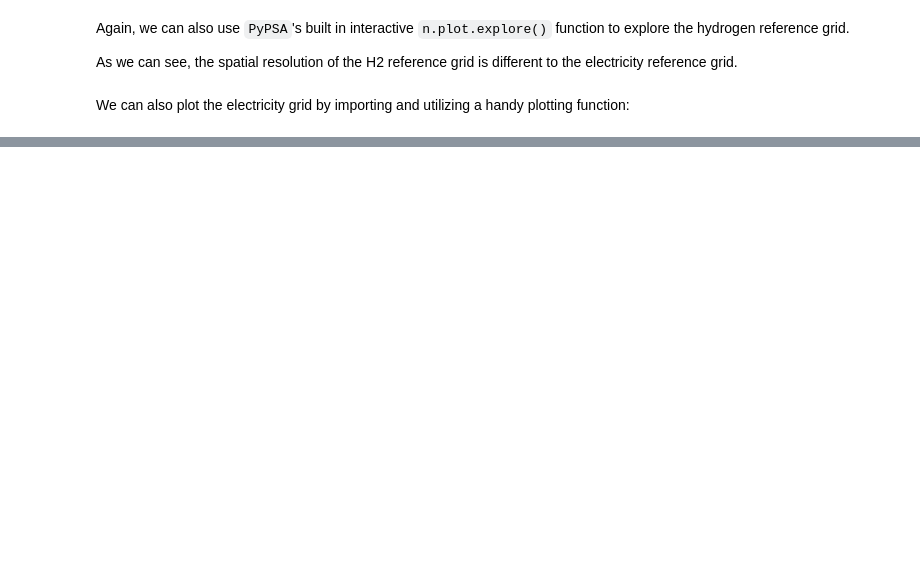
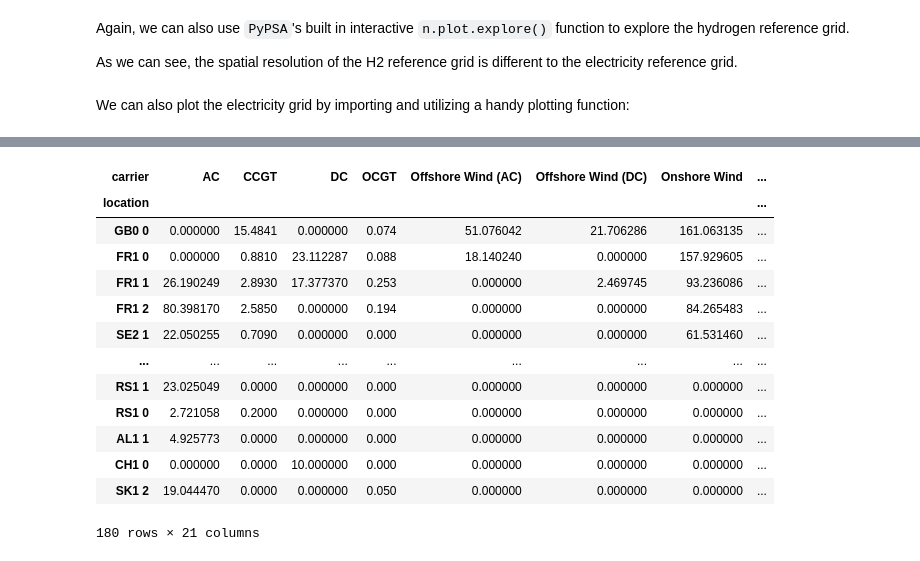
Before and after one commit to open-energy-transition/open-tyndp-workshops, a Jupyter notebook: open-tyndp-workshops/20250409-workshop-pypsa-01.ipynb, the cells around one changed output, grey strips where cells are left out. Cells and saved outputs as stored; diff of their text form; code cells hidden in the pictures; blank space fills up the shorter version.

```diff
--- a/open-tyndp-workshops/20250409-workshop-pypsa-01.ipynb
+++ b/open-tyndp-workshops/20250409-workshop-pypsa-01.ipynb
@@ -472,0 +754,28 @@ plot_h2_reference_grid(n, map_opts)
+# %%
+(
+    n.statistics.optimal_capacity(
+        bus_carrier=["AC", "low voltage"],
+        groupby=["location", "carrier"],
+    ).div(1e3)  # GW
+    .sort_values(ascending=False)
+    .to_frame(name="p_nom_opt")
+    .query("p_nom_opt>1e-3")
+    .pivot_table(index="location", columns="carrier", values="p_nom_opt")
+    .fillna(0)
+    .sort_values(by=["Onshore Wind"], ascending=False)
+)
+# %% [output]
+| carrier | AC | CCGT | DC | OCGT | Offshore Wind (AC) | Offshore Wind (DC) | Onshore Wind | ... |
+| location |  |  |  |  |  |  |  | ... |
+| GB0 0 | 0.000000 | 15.4841 | 0.000000 | 0.074 | 51.076042 | 21.706286 | 161.063135 | ... |
+| FR1 0 | 0.000000 | 0.8810 | 23.112287 | 0.088 | 18.140240 | 0.000000 | 157.929605 | ... |
+| FR1 1 | 26.190249 | 2.8930 | 17.377370 | 0.253 | 0.000000 | 2.469745 | 93.236086 | ... |
+| FR1 2 | 80.398170 | 2.5850 | 0.000000 | 0.194 | 0.000000 | 0.000000 | 84.265483 | ... |
+| SE2 1 | 22.050255 | 0.7090 | 0.000000 | 0.000 | 0.000000 | 0.000000 | 61.531460 | ... |
+| ... | ... | ... | ... | ... | ... | ... | ... | ... |
+| RS1 1 | 23.025049 | 0.0000 | 0.000000 | 0.000 | 0.000000 | 0.000000 | 0.000000 | ... |
+| RS1 0 | 2.721058 | 0.2000 | 0.000000 | 0.000 | 0.000000 | 0.000000 | 0.000000 | ... |
+| AL1 1 | 4.925773 | 0.0000 | 0.000000 | 0.000 | 0.000000 | 0.000000 | 0.000000 | ... |
+| CH1 0 | 0.000000 | 0.0000 | 10.000000 | 0.000 | 0.000000 | 0.000000 | 0.000000 | ... |
+| SK1 2 | 19.044470 | 0.0000 | 0.000000 | 0.050 | 0.000000 | 0.000000 | 0.000000 | ... |
+180 rows × 21 columns
```
Also changed, not shown: parts of 78 cells of this notebook.
